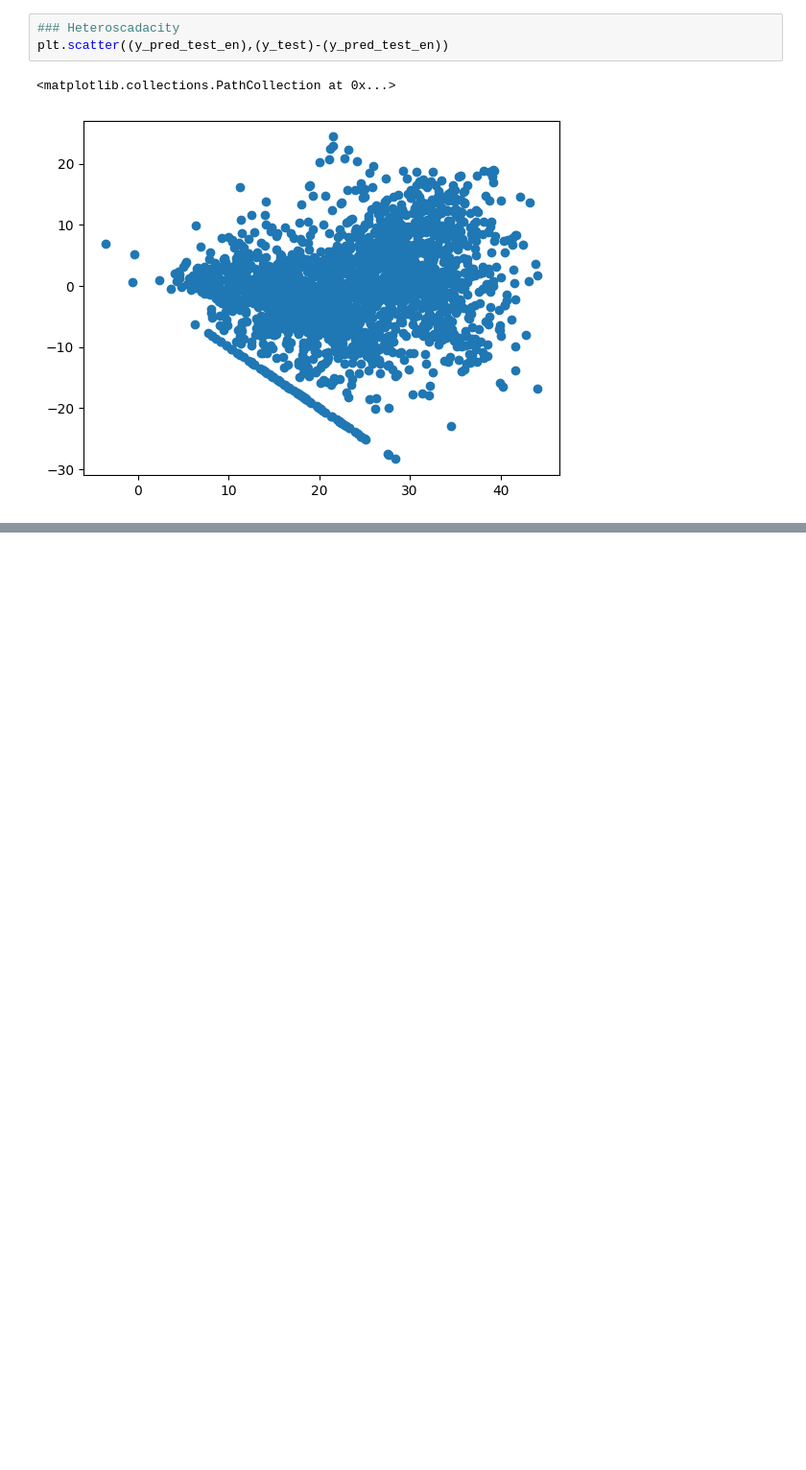
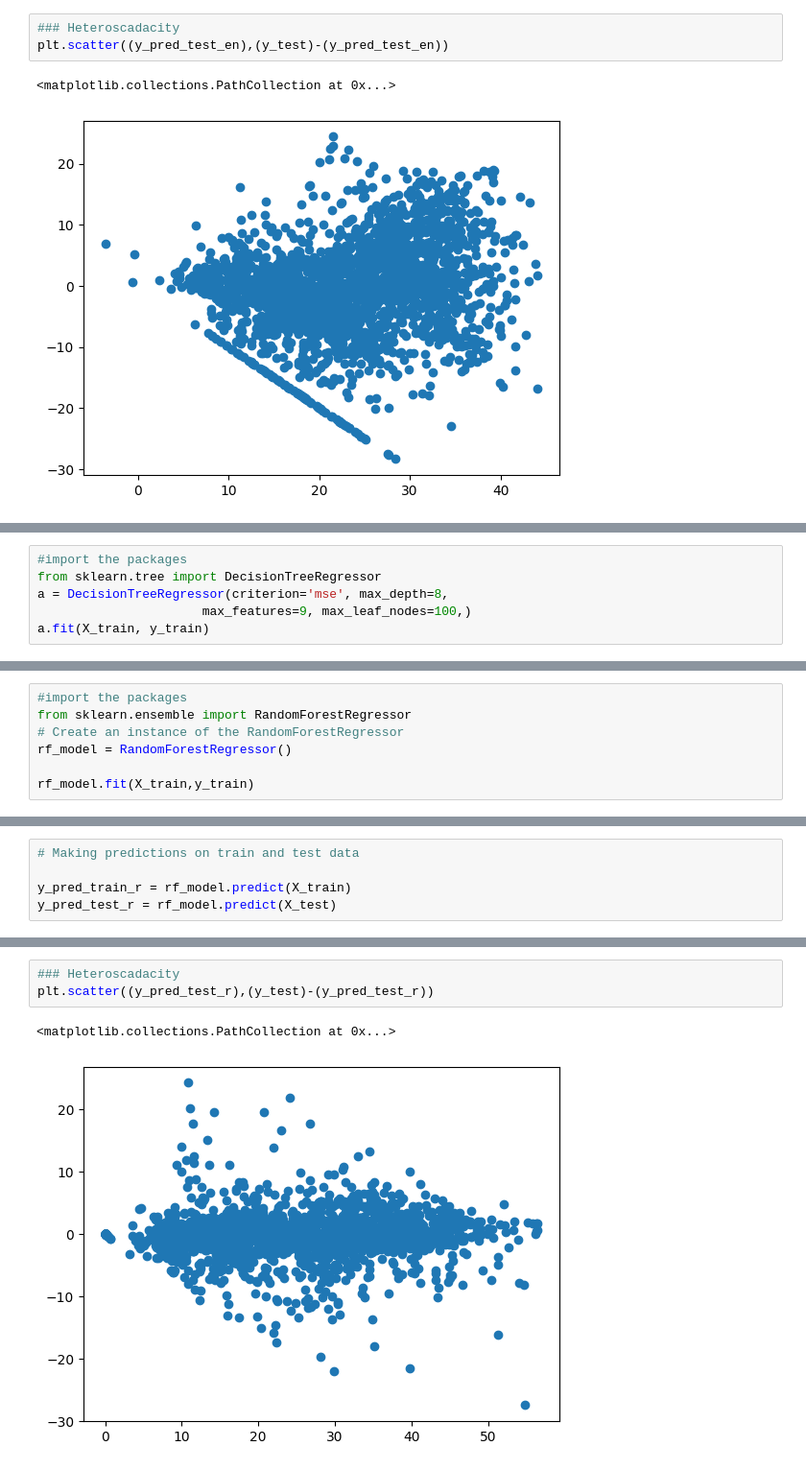
Before and after one commit to mrjupitercairo/BikeSharing, a Jupyter notebook: Capstone_Project.ipynb, the cells around one changed output, grey strips where cells are left out. Shown at 96% size. Saved outputs shown, nothing was run; the diff lists cells and outputs as text; blank space fills up the shorter version.

```diff
--- a/Capstone_Project.ipynb
+++ b/Capstone_Project.ipynb
@@ -1142,0 +1145,6 @@ plt.scatter((y_pred_test_en),(y_test)-(y_pred_test_en))
+# %%
+#import the packages
+from sklearn.tree import DecisionTreeRegressor
+a = DecisionTreeRegressor(criterion='mse', max_depth=8,
+                      max_features=9, max_leaf_nodes=100,)
+a.fit(X_train, y_train)
@@ -1142,0 +1243,7 @@ plt.scatter((y_pred_test_en),(y_test)-(y_pred_test_en))
+# %%
+#import the packages
+from sklearn.ensemble import RandomForestRegressor
+# Create an instance of the RandomForestRegressor
+rf_model = RandomForestRegressor()
+
+rf_model.fit(X_train,y_train)
@@ -1142,0 +1252,5 @@ plt.scatter((y_pred_test_en),(y_test)-(y_pred_test_en))
+# %%
+# Making predictions on train and test data
+
+y_pred_train_r = rf_model.predict(X_train)
+y_pred_test_r = rf_model.predict(X_test)
@@ -1142,0 +1351,6 @@ plt.scatter((y_pred_test_en),(y_test)-(y_pred_test_en))
+# %%
+### Heteroscadacity
+plt.scatter((y_pred_test_r),(y_test)-(y_pred_test_r))
+# %% [output]
+<matplotlib.collections.PathCollection at 0x...>
+[figure, added]
```
Also changed, not shown: parts of 22 cells of this notebook.
